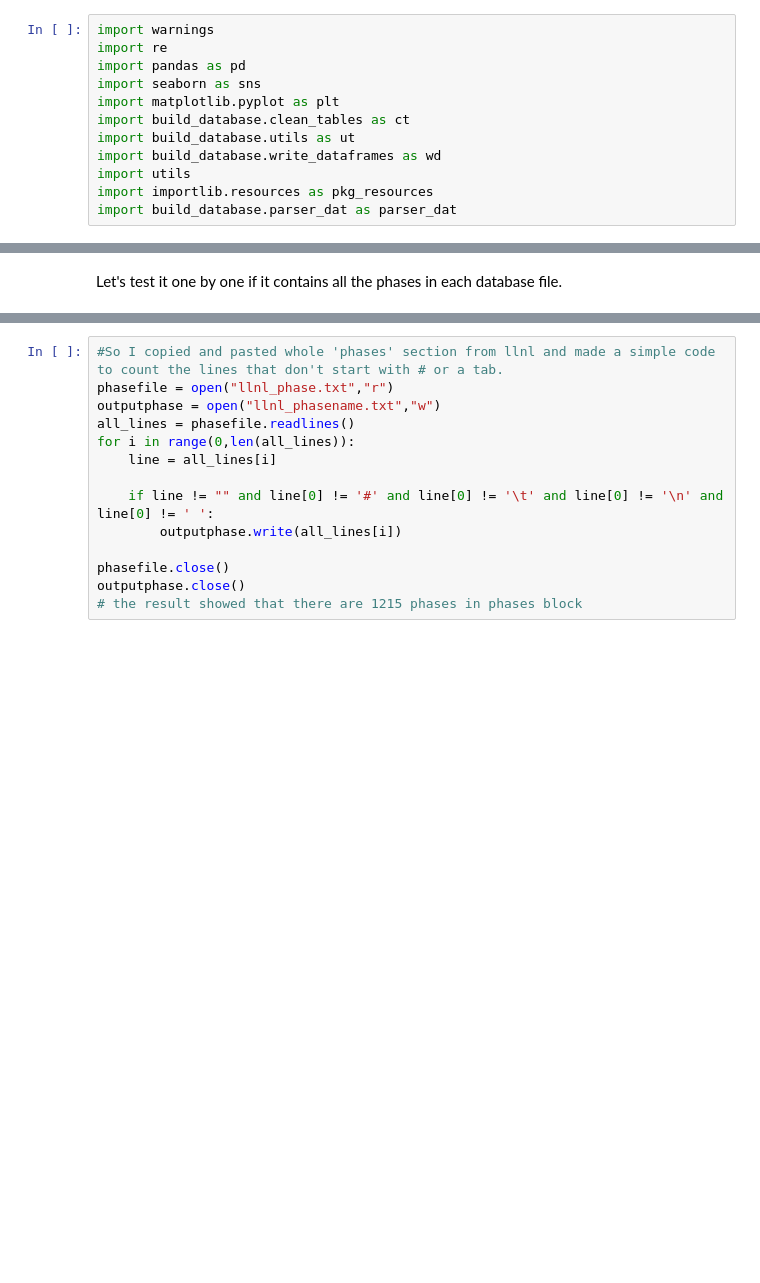
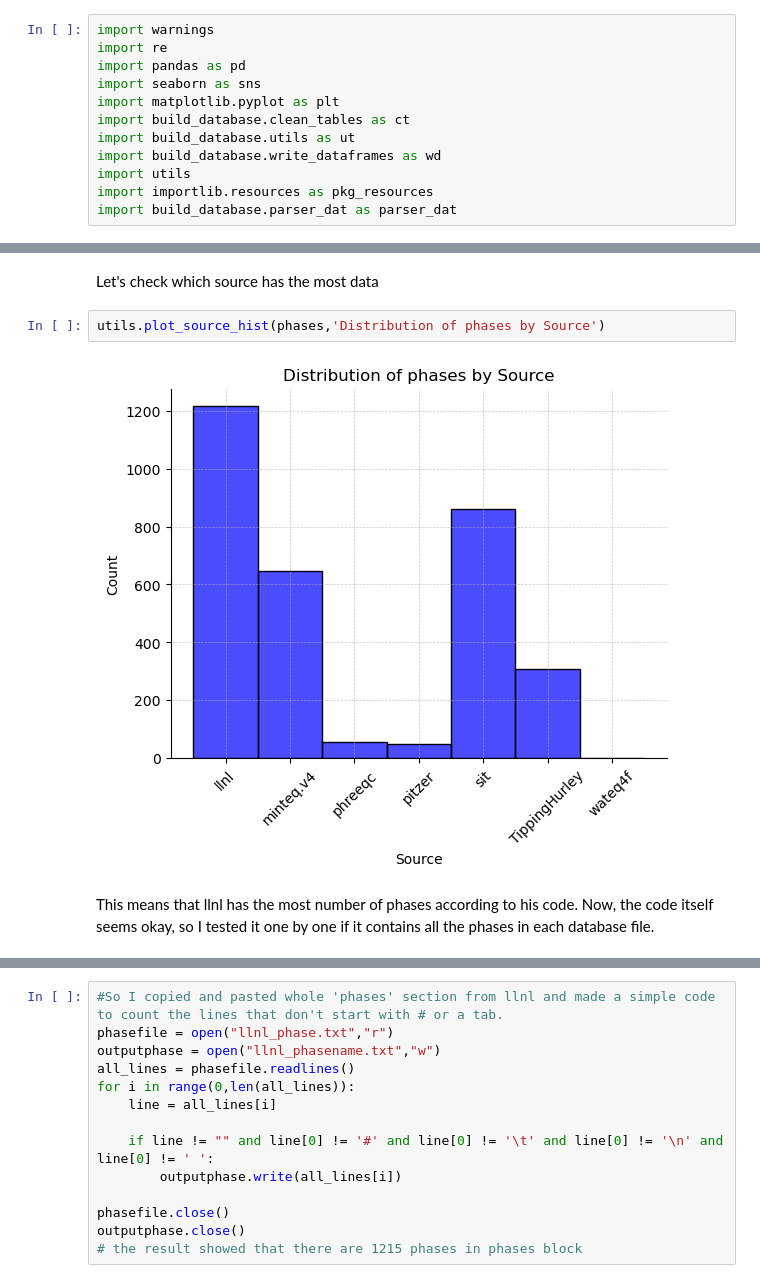
Before and after one commit to doyeon-uni/UROP2025, a Jupyter notebook: phases.ipynb, the cells around one changed output, grey strips where cells are left out. Drawn from its saved outputs; the diff is of its cells as text; blank space fills up the shorter version.

```diff
--- a/phases.ipynb
+++ b/phases.ipynb
@@ -38,5 +38,11 @@ display(phases)
+# %% [markdown]
+Let's check which source has the most data
+# %%
+utils.plot_source_hist(phases,'Distribution of phases by Source')
+# %% [output]
+[figure, added]
 # %% [markdown]
-Let's test it one by one if it contains all the phases in each database file.
+This means that llnl has the most number of phases according to his code. Now, the code itself seems okay, so I tested it one by one if it contains all the phases in each database file.
 # %%
 # checking how many phases llnl has
 phases_llnl = phases[phases['source'].str.contains('llnl')]
```
Also changed, not shown: parts of 21 cells of this notebook.
